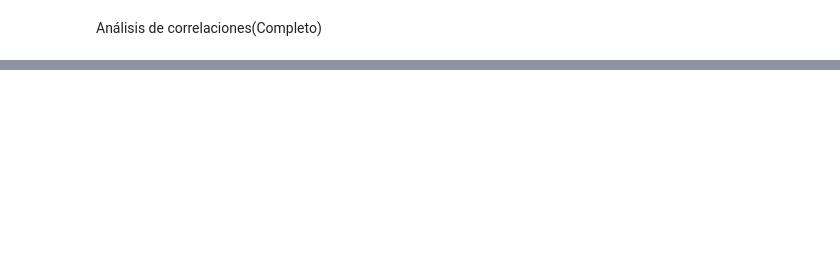
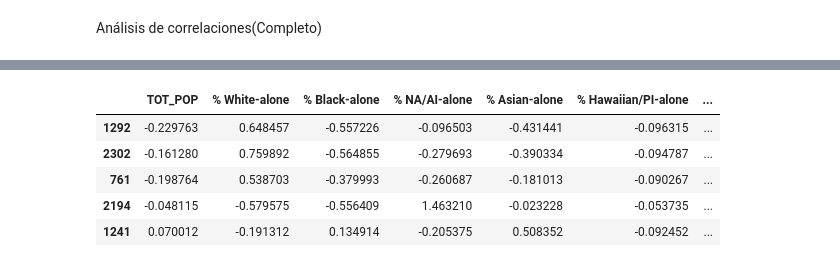
Before and after one commit to 4GeeksAcademy/Reg_Lineal_Reg, a Jupyter notebook: src/explore.ipynb, the cells around one changed output, grey strips where cells are left out. Drawn from its saved outputs; the diff is of its cells as text; code cells hidden in the pictures; blank space fills up the shorter version.

```diff
--- a/src/explore.ipynb
+++ b/src/explore.ipynb
@@ -165,0 +197,20 @@ NameError: name 'load_iris' is not defined
+# %%
+from sklearn.preprocessing import StandardScaler
+
+scaler = StandardScaler()
+scaler.fit(X_train)
+
+X_train_norm = scaler.transform(X_train)
+X_train_norm = pd.DataFrame(X_train_norm, index = X_train.index, columns = num_variables)
+
+X_test_norm = scaler.transform(X_test)
+X_test_norm = pd.DataFrame(X_test_norm, index = X_test.index, columns = num_variables)
+
+X_train_norm.head()
+# %% [output]
+|  | TOT_POP | % White-alone | % Black-alone | % NA/AI-alone | % Asian-alone | % Hawaiian/PI-alone | ... |
+| 1292 | -0.229763 | 0.648457 | -0.557226 | -0.096503 | -0.431441 | -0.096315 | ... |
+| 2302 | -0.161280 | 0.759892 | -0.564855 | -0.279693 | -0.390334 | -0.094787 | ... |
+| 761 | -0.198764 | 0.538703 | -0.379993 | -0.260687 | -0.181013 | -0.090267 | ... |
+| 2194 | -0.048115 | -0.579575 | -0.556409 | 1.463210 | -0.023228 | -0.053735 | ... |
+| 1241 | 0.070012 | -0.191312 | 0.134914 | -0.205375 | 0.508352 | -0.092452 | ... |
```
Also changed, not shown: parts of 23 cells of this notebook, 4 other files.
